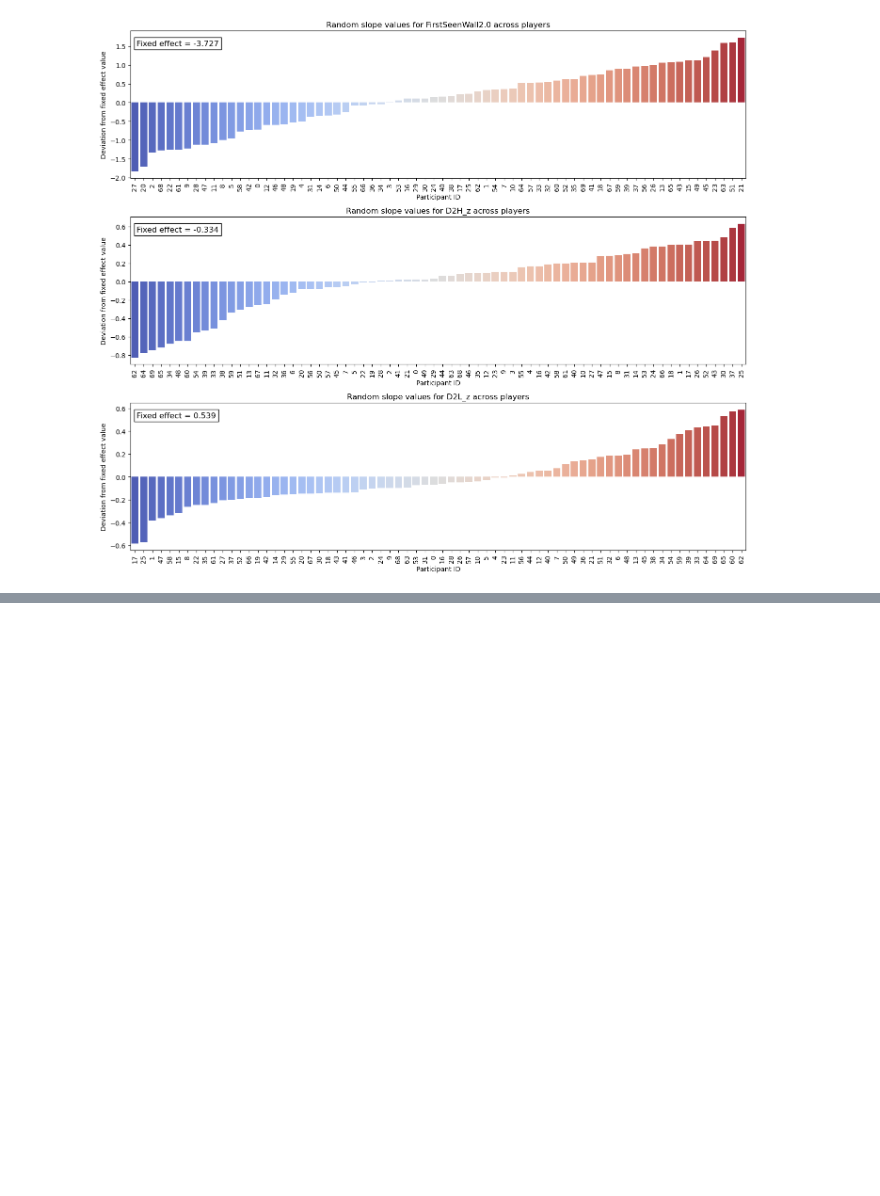
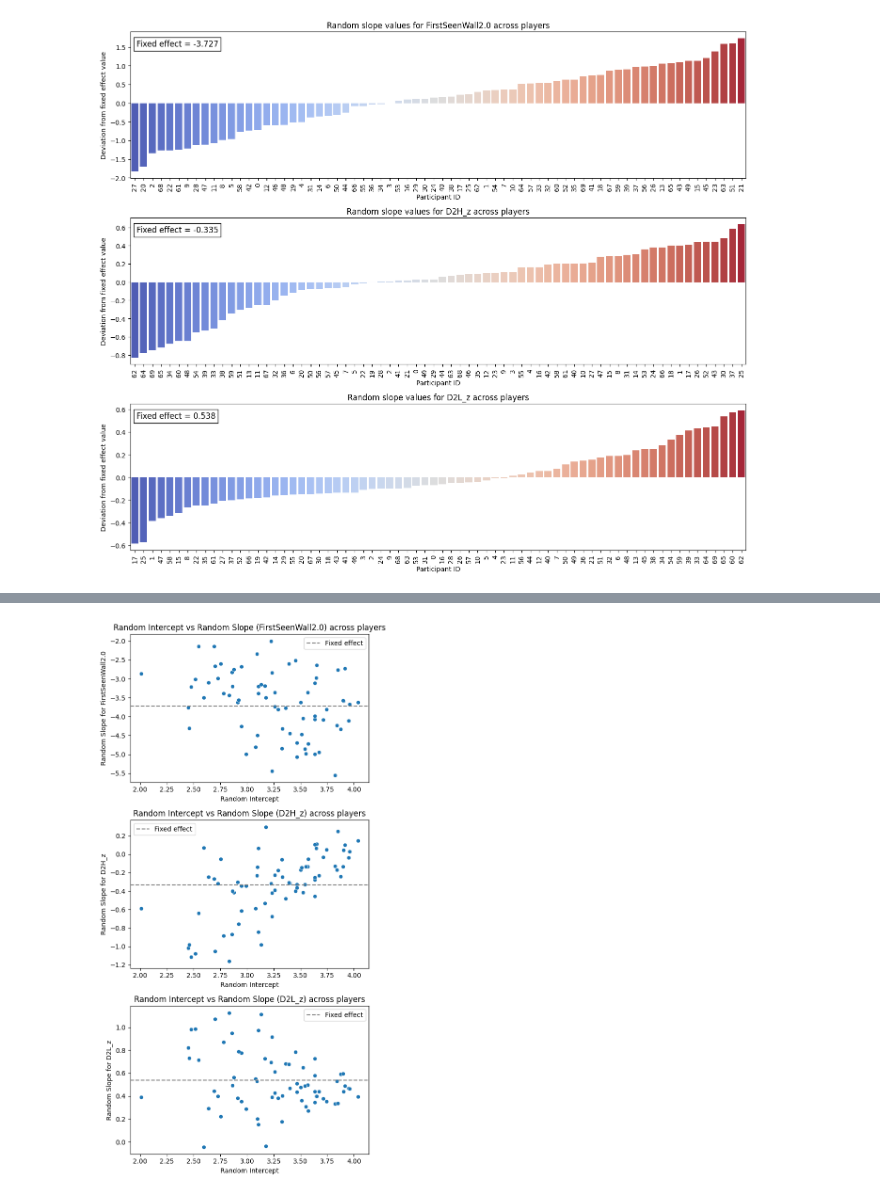
Before and after one commit to tomhagley6/octagon_analysis, a Jupyter notebook: sandbox/GLM_sandbox3.ipynb, the cells around one changed output, grey strips where cells are left out. Saved outputs shown, nothing was run; the diff lists cells and outputs as text; code cells hidden in the pictures; blank space fills up the shorter version.

```diff
--- a/sandbox/GLM_sandbox3.ipynb
+++ b/sandbox/GLM_sandbox3.ipynb
@@ -665,12 +644,13 @@ WallSep4.0           0.031  -0.149    0.212  0.092  1.032      0.862       1.236
 from pymer4.models import Lmer
 
 # model_formula = 'ChooseHigh ~ D2H_z + D2L_z + FirstSeenWall + WallSep + OpponentVisible + OpponentD2H_z + OpponentD2L_z + OpponentFirstSeenWall + (1|GlmPlayerID)'
-model_formula = 'ChooseHigh ~ D2H_z + D2L_z + FirstSeenWall + WallSep + OpponentD2H_z + OpponentD2L_z + OpponentFirstSeenWall + (1 + FirstSeenWall + D2H_z + D2L_z | GlmPlayerID)'
+model_formula = 'ChooseHigh ~ D2H_z + D2L_z + FirstSeenWall + WallSep + OpponentD2H_z + OpponentD2L_z + OpponentFirstSeenWall + (1 | GlmPlayerID) + WallSep:FirstSeenWall'
 # model_formula = 'ChooseHigh ~ D2H + D2L + FirstSeenWall + WallSep + OpponentVisible + OpponentD2H + OpponentD2L + OpponentFirstSeenWall + (D2H + D2L + FirstSeenWall + WallSep + OpponentVisible + OpponentD2H + OpponentD2L + OpponentFirstSeenWall| GlmPlayerID)'
 # model_formula = 'ChooseHigh ~ D2H + D2L + FirstSeenWall + WallSep + OpponentVisible + OpponentD2H + OpponentD2L + (1 + D2H + D2L + FirstSeenWall + OpponentVisible + OpponentD2H + OpponentD2L || GlmPlayerID)'
 
 
 model = Lmer(model_formula, data=glm_df_social, family='binomial')
+
 results=model.fit()
 
 print(results)
@@ -801,11 +758,15 @@ fixed_effects_coefs = model.coefs  # Returns a DataFrame with Estimate per predi
 
 
 # Plot
-fig, axs = plt.subplots(3,1, figsize=(14,12), sharex=False)
+fig, axs = plt.subplots(len(slope_vars), 1, figsize=(14,12), sharex=False)
 for i, slope in enumerate(slope_vars):
-    ax = axs[i]
 
-    # Sort by slope for ordered
+    if len(slope_vars) == 1:
+        ax = axs
+    else:
+        ax = axs[i]
+
+    # Sort by slope for ordered bars
     sorted_df = re_df.sort_values(slope)
 
     # plot bars
@@ -841,0 +816,39 @@ Passing `palette` without assigning `hue` is deprecated and will be removed in v
+# %%
+# Assuming ranefs is your wide-format DataFrame
+re_df = model.ranef.copy()
+# Optional: Add participant IDs as a proper column if they're in the index
+re_df['GlmPlayerID'] = re_df.index
+
+slope_vars = ['FirstSeenWall2.0', 'D2H_z', 'D2L_z']
+fixed_effects_coefs = model.coefs  # Returns a DataFrame with Estimate per predictor
+fixed_intercept = model.coefs.loc['(Intercept)', 'Estimate']
+
+# plot
+fig, axs = plt.subplots(len(slope_vars),1, figsize=(6,12), sharex=False)
+for i, slope in enumerate(slope_vars):
+    if len(slope_vars) == 1:
+        ax = axs
+    else:
+        ax = axs[i]
+
+    # sort by slope for ordered bars
+    random_slopes = re_df[slope] + fixed_effects_coefs.loc[slope, 'Estimate']
+    random_intercepts = re_df['X.Intercept.'] + fixed_intercept
+
+    # Scatter plot
+    sns.scatterplot(x=random_intercepts, y=random_slopes, ax=ax)
+    ax.set_title(f"Random Intercept vs Random Slope ({slope}) across players")
+    ax.set_xlabel("Random Intercept")
+    ax.set_ylabel(f"Random Slope for {slope}")
+
+    # Add a horizontal line for the fixed effect
+    ax.axhline(fixed_effects_coefs.loc[slope, 'Estimate'], color='gray', linestyle='--', label='Fixed effect')
+    ax.legend()
+
+
+
+plt.tight_layout()
+plt.legend()
+plt.show()
+# %% [output]
+[figure, added]
```
Also changed, not shown: parts of 24 cells of this notebook, 2 other files.
